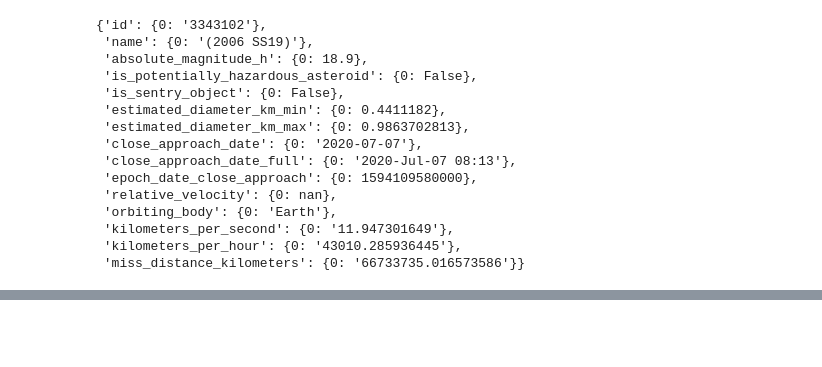
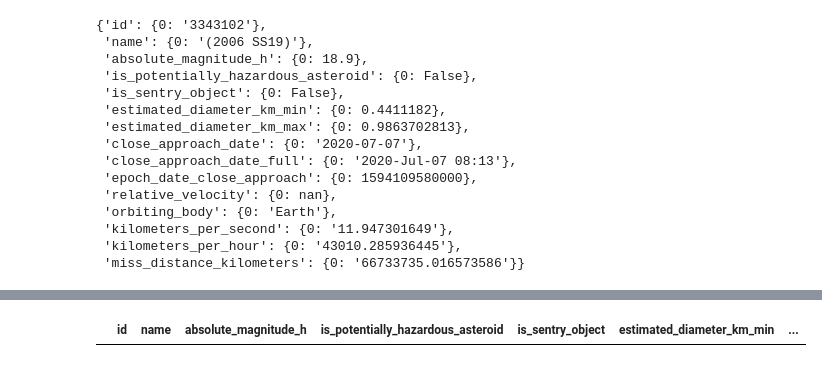
Before and after one commit to MikalaiZaitsau/Data_Analysis, a Jupyter notebook: NASA API/NASA_Asteroids_API.ipynb, the cells around one changed output, grey strips where cells are left out. Saved outputs shown, nothing was run; the diff lists cells and outputs as text; code cells hidden in the pictures; blank space fills up the shorter version.

```diff
--- a/NASA API/NASA_Asteroids_API.ipynb
+++ b/NASA API/NASA_Asteroids_API.ipynb
@@ -152,0 +203,7 @@ df_item.to_dict()
+# %%
+# Создаем пустой DataFrame
+df0 = pd.DataFrame(columns=key_list)
+
+df0
+# %% [output]
+|  | id | name | absolute_magnitude_h | is_potentially_hazardous_asteroid | is_sentry_object | estimated_diameter_km_min | ... |
```
Also changed, not shown: parts of 13 cells of this notebook, 1 other file.
